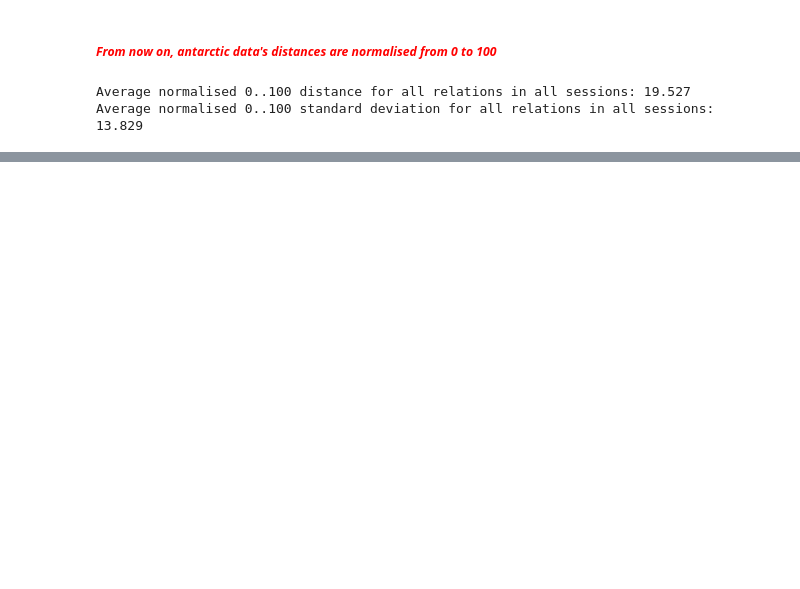
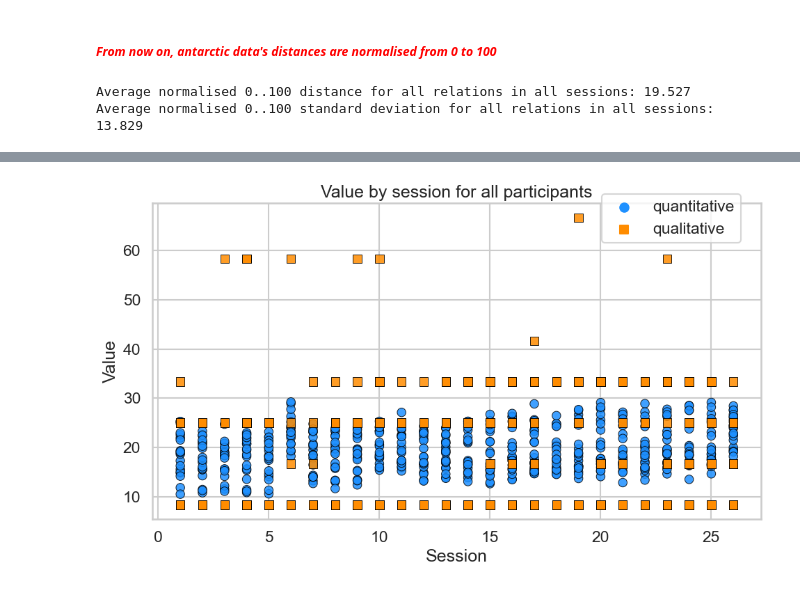
Before and after one commit to marcindahlen/Antarctica_research_2020, a Jupyter notebook: notebook.ipynb, the cells around one changed output, grey strips where cells are left out. Cells and saved outputs as stored; diff of their text form; code cells hidden in the pictures; blank space fills up the shorter version.

```diff
--- a/notebook.ipynb
+++ b/notebook.ipynb
@@ -989,0 +378,30 @@ incoming_outgoing_dist_df.head()
+# %%
+seaborn.set_theme(style="whitegrid", context="talk")
+palette = {"quantitative": "dodgerblue", "qualitative": "darkorange"}
+markers = {"quantitative": "o", "qualitative": "s"}
+
+fig, ax = matplotlib.pyplot.subplots(figsize=(10, 6))
+
+seaborn.scatterplot(
+    data=incoming_relations_joined_df,
+    x="session",
+    y="value",
+    hue="type",
+    style="type",
+    palette=palette,
+    markers=markers,
+    s=80,
+    alpha=0.85,
+    edgecolor="black",
+    ax=ax
+)
+
+ax.set_xlabel("Session")
+ax.set_ylabel("Value")
+ax.set_title("Value by session for all participants")
+ax.legend(loc="lower right", frameon=True, bbox_to_anchor=(0.98, 0.85))
+
+fig.tight_layout()
+matplotlib.pyplot.show()
+# %% [output]
+[figure, added]
```
Also changed, not shown: parts of 97 cells of this notebook, 3 other files.
